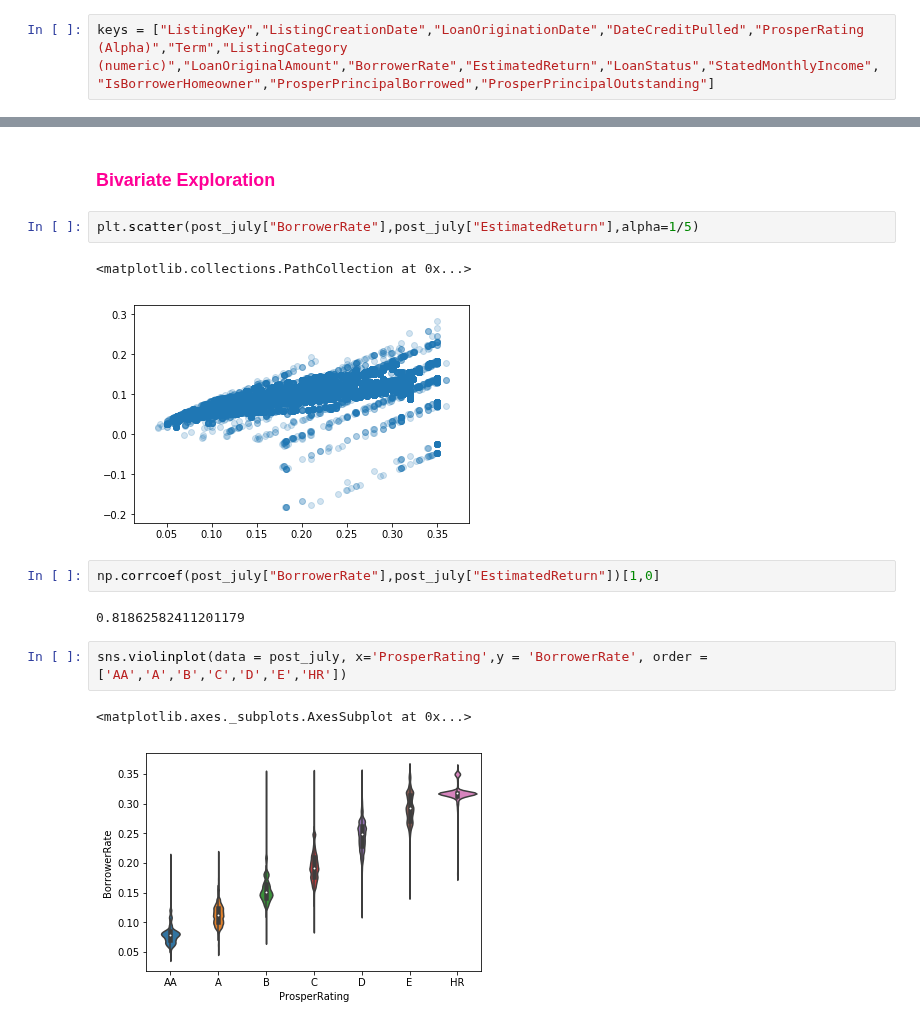
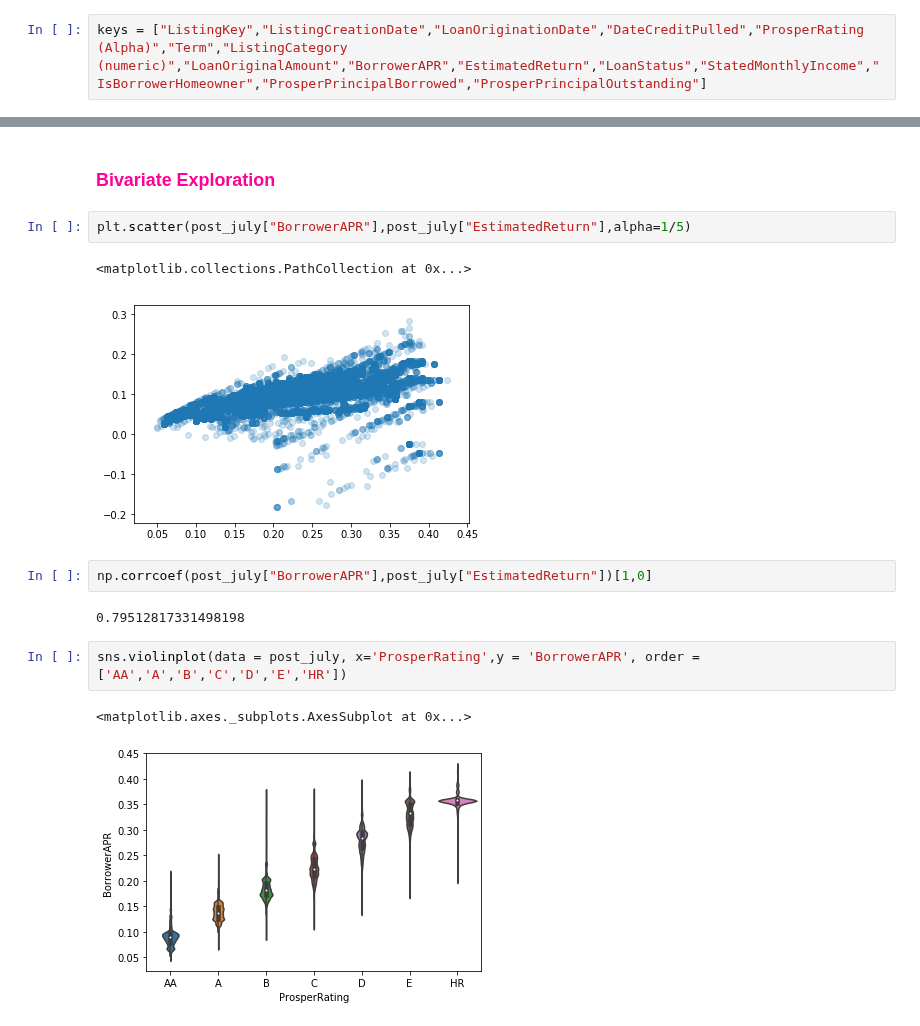
Before and after one commit to jovanmedfordDataAnalyst/loan-data-from-prosper, a Jupyter notebook: loan-analysis.ipynb, the cells around one changed output, grey strips where cells are left out. Cells and saved outputs as stored; diff of their text form.

```diff
--- a/loan-analysis.ipynb
+++ b/loan-analysis.ipynb
@@ -44,7 +44,7 @@ df.head()
 | 4 | 0F023589499656230C5E3E2 | 909464 | 2013-09-14 18:38:39.097000000 | NaN | 36 | Current | NaN | ... |
 5 rows × 81 columns
 # %%
-keys = ["ListingKey","ListingCreationDate","LoanOriginationDate","DateCreditPulled","ProsperRating (Alpha)","Term","ListingCategory (numeric)","LoanOriginalAmount","BorrowerRate","EstimatedReturn","LoanStatus","StatedMonthlyIncome","IsBorrowerHomeowner","ProsperPrincipalBorrowed","ProsperPrincipalOutstanding"]
+keys = ["ListingKey","ListingCreationDate","LoanOriginationDate","DateCreditPulled","ProsperRating (Alpha)","Term","ListingCategory (numeric)","LoanOriginalAmount","BorrowerAPR","EstimatedReturn","LoanStatus","StatedMonthlyIncome","IsBorrowerHomeowner","ProsperPrincipalBorrowed","ProsperPrincipalOutstanding"]
 # %%
 df[keys].head()
 # %% [output]
@@ -245,16 +243,16 @@ plt.hist(post_july["EstimatedReturn"],bins=bin_edges);
 # %% [markdown]
 ### <font color=#ff0096>Bivariate Exploration</font>
 # %%
-plt.scatter(post_july["BorrowerRate"],post_july["EstimatedReturn"],alpha=1/5)
+plt.scatter(post_july["BorrowerAPR"],post_july["EstimatedReturn"],alpha=1/5)
 # %% [output]
 <matplotlib.collections.PathCollection at 0x...>
-[figure, old version]
+[figure, new version]
 # %%
-np.corrcoef(post_july["BorrowerRate"],post_july["EstimatedReturn"])[1,0]
+np.corrcoef(post_july["BorrowerAPR"],post_july["EstimatedReturn"])[1,0]
 # %% [output]
-0.81862582411201179
+0.79512817331498198
 # %%
-sns.violinplot(data = post_july, x='ProsperRating',y = 'BorrowerRate', order = ['AA','A','B','C','D','E','HR'])
+sns.violinplot(data = post_july, x='ProsperRating',y = 'BorrowerAPR', order = ['AA','A','B','C','D','E','HR'])
 # %% [output]
 <matplotlib.axes._subplots.AxesSubplot at 0x...>
-[figure, old version]
+[figure, new version]
```
Also changed, not shown: parts of 7 cells of this notebook.
